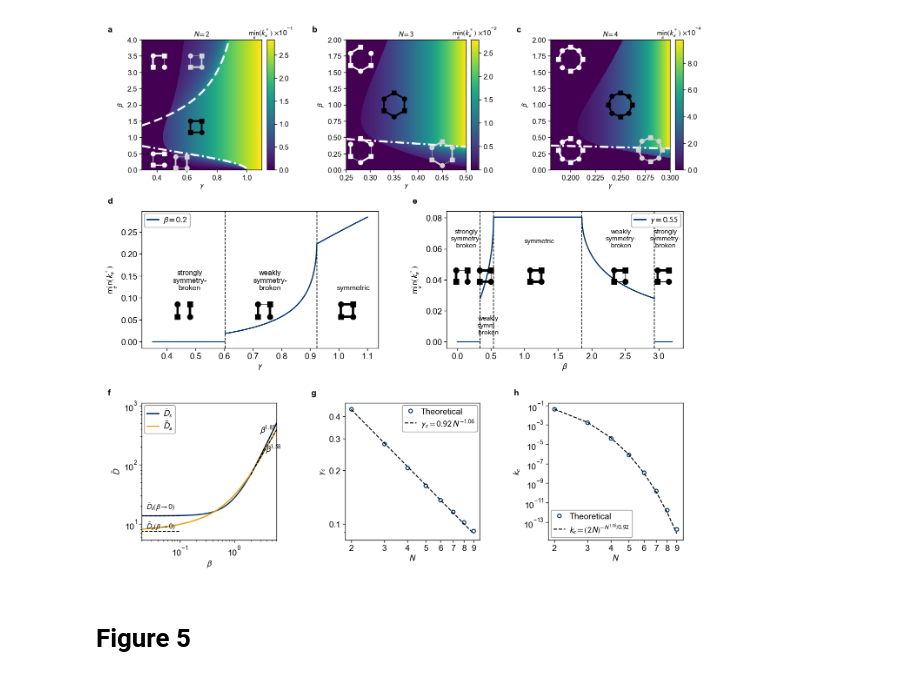
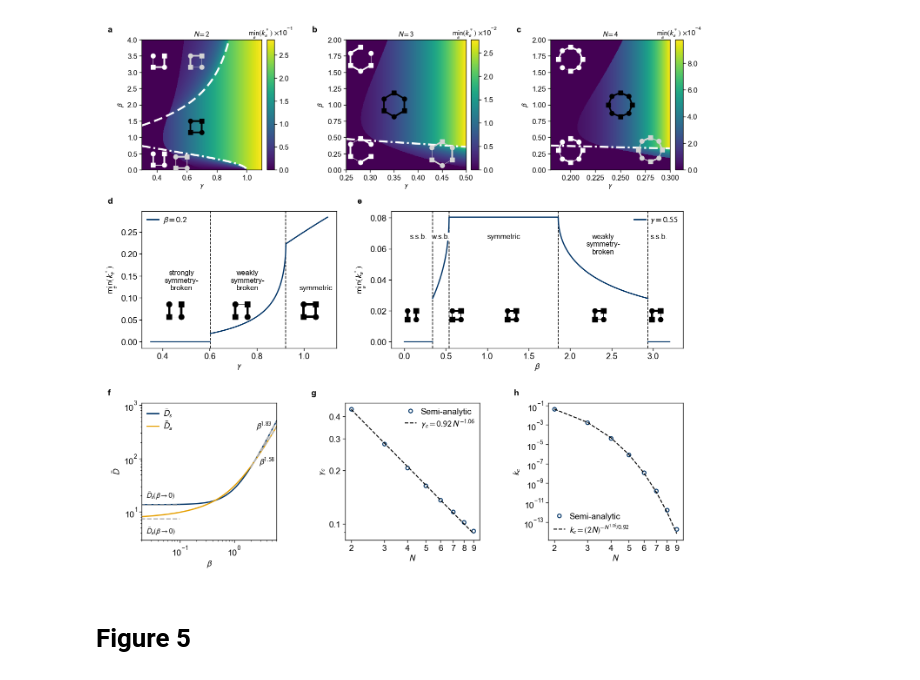
Before and after one commit to ibfzj/optimal-networks, a Jupyter notebook: rings.ipynb, the cells around one changed output. Saved outputs shown, nothing was run; the diff lists cells and outputs as text; code cells hidden in the pictures.

```diff
--- a/rings.ipynb
+++ b/rings.ipynb
@@ -362,8 +240,10 @@ cb_w, cb_pad, row1_gap = 2.2, 1.5, 21.0
 row1_w = (avail - 3 * (cb_pad + cb_w) - 2 * row1_gap) / 3
 block_w = row1_w + cb_pad + cb_w
 
-row2_gap = 20.0
-row2_w = (avail - row2_gap) / 2
+row2_gap = 16.0
+row2_w_d = (avail - row2_gap) * 0.40
+row2_w_e = (avail - row2_gap) * 0.60
+
 
 row3_gap = 20.0
 row3_w = (avail - 2 * row3_gap) / 3
@@ -422,7 +302,10 @@ for i, (N, gamma_values, beta_values, insets) in enumerate(panel_specs):
 
 # Subplot (d): optimal state versus gamma at fixed beta
 
-ax_d = fig.add_axes(rect(left, row2_bottom, row2_w, row2_height))
+
+ax_d = fig.add_axes(rect(left, row2_bottom, row2_w_d, row2_height))
+
+
 
 fixed_betas = [0.2]
 gamma_values_d = np.linspace(0.35, 1.1, 1000)
@@ -455,7 +338,7 @@ for gamma_i, x_i, txt in [(0.40, 0.48, "strongly\nsymmetry-\nbroken"),
 
 # Subplot (e): reentrant behaviour versus beta at fixed gamma
 
-ax_e = fig.add_axes(rect(left + row2_w + row2_gap, row2_bottom, row2_w, row2_height))
+ax_e = fig.add_axes(rect(left + row2_w_d + row2_gap, row2_bottom, row2_w_e, row2_height))
 
 fixed_gammas = [0.55]
 beta_values_e = np.linspace(0.0, 3.2, 5000)
@@ -474,17 +357,19 @@ plot_curves_fixed_gammas(beta_values_e, fixed_gammas, minK_e, branch_labels_e,
                          jump_positions=jumps_e, break_positions=breaks_e)
 
 
-for beta_i, x_i in [(0.10, 0.15), (0.35, 0.50), (1.00, 1.25), (2.80, 2.50), (3.00, 3.15)]:
+for beta_i, x_i in [(0.10, 0.14), (0.45, 0.68), (1.00, 1.35), (2.40, 2.40), (3.05, 3.09)]:
     G_i, _, _ = build_optimized_ring_graph(2, beta=beta_i, gamma=0.55, mu=mu)
-    add_network_inset_xy(ax_e, G_i, x=x_i, y=0.046, size=0.22, color="black",
-                         node_size=20, lw_scale=0.22)
+    add_network_inset_xy(ax_e, G_i, x=x_i, y=0.020, size=0.17, color="black",
+                         node_size=16, lw_scale=0.20)
 
-for x_i, y_i, txt in [(0.13, 0.060, "strongly\nsymmetry-\nbroken"),
-                      (0.46, 0.004, "weakly\nsymm.-\nbroken"),
-                      (1.22, 0.063, "symmetric"),
-                      (2.44, 0.060, "weakly\nsymmetry-\nbroken"),
-                      (3.10, 0.060, "strongly\nsymmetry-\nbroken")]:
-    ax_e.text(x_i, y_i, txt, ha="center", va="bottom", fontsize=5.5)
+
+for x_i, y_i, txt in [(0.17, 0.070, "s.s.b."),
+                      (0.44, 0.070, "w.s.b."),
+                      (1.20, 0.070, "symmetric"),
+                      (2.40, 0.070, "weakly\nsymmetry-\nbroken"),
+                      (3.07, 0.070, "s.s.b.")]:
+    bb = dict(facecolor="white", edgecolor="none", pad=0.8) if txt == "w.s.b." else None
+    ax_e.text(x_i, y_i, txt, ha="center", va="top", fontsize=6.0, bbox=bb)
 
 
 # Subplot (f): scaling of the dissipation with the fluctuation strength
@@ -512,26 +397,29 @@ Ds_limit, Da_limit = D_s[small].mean(), D_a[small].mean()
 
 ax_f.plot(beta_values_f, D_s, lw=1.0, color="#003366", label=r"$\bar D_s$")
 ax_f.plot(beta_values_f, D_a, lw=1.0, color="#E69F00", label=r"$\bar D_a$")
-ax_f.plot(beta_fit, np.exp(intercept_s) * beta_fit ** slope_s, "--", color="k", lw=0.7)
-ax_f.plot(beta_fit, np.exp(intercept_a) * beta_fit ** slope_a, "--", color="k", lw=0.7)
+
+ax_f.plot(beta_fit, np.exp(intercept_s) * beta_fit ** slope_s, "--", color="0.70", lw=1.0)
+ax_f.plot(beta_fit, np.exp(intercept_a) * beta_fit ** slope_a, "--", color="0.70", lw=1.0)
+
 
 beta_small = beta_values_f[beta_values_f < 0.1]
-ax_f.plot(beta_small, np.full_like(beta_small, Ds_limit), "--", color="k", lw=0.7)
-ax_f.plot(beta_small, np.full_like(beta_small, Da_limit), "--", color="k", lw=0.7)
+ax_f.plot(beta_small, np.full_like(beta_small, Ds_limit), "--", color="0.70", lw=1.0)
+ax_f.plot(beta_small, np.full_like(beta_small, Da_limit), "--", color="0.70", lw=1.0)
 
-ax_f.text(4.1, np.exp(intercept_s) * 4.1 ** slope_s * 1.28, rf"$\beta^{{{slope_s:.2f}}}$",
+ax_f.text(3.5, np.exp(intercept_s) * 3.5 ** slope_s * 1.75, rf"$\beta^{{{slope_s:.2f}}}$",
           fontsize=7.0, ha="center", va="bottom")
-ax_f.text(5.3, np.exp(intercept_a) * 5.3 ** slope_a * 0.72, rf"$\beta^{{{slope_a:.2f}}}$",
+ax_f.text(4.0, np.exp(intercept_a) * 4.0 ** slope_a * 0.55, rf"$\beta^{{{slope_a:.2f}}}$",
           fontsize=7.0, ha="center", va="top")
 
 
-ax_f.text(0.024, Ds_limit * 1.30, r"$\bar D_s(\beta\to0)$", fontsize=6.0)
-ax_f.text(0.024, Da_limit * 1.12, r"$\bar D_a(\beta\to0)$", fontsize=6.0)
+ax_f.text(0.024, Ds_limit * 1.35, r"$\bar D_s(\beta\to0)$", fontsize=6.0)
+ax_f.text(0.024, Da_limit * 0.72, r"$\bar D_a(\beta\to0)$", fontsize=6.0, va="top")
+
 
 ax_f.set_xscale("log")
 ax_f.set_yscale("log")
 ax_f.set_xlim(0.02, beta_values_f.max())
-ax_f.set_ylim(Da_limit * 0.72, D_s.max() * 2.2)
+ax_f.set_ylim(Da_limit * 0.40, D_s.max() * 2.2)
 ax_f.set_xlabel(r"$\beta$")
 ax_f.set_ylabel(r"$\bar D$")
 ax_f.legend(loc="upper left")
@@ -557,7 +445,7 @@ popt, pcov = curve_fit(power_law, N_values, gamma_c)
 c_fit, alpha_fit = popt
 
 ax_g.loglog(N_values, gamma_c, "o", mfc="none", mec="#003366", mew=0.8, ms=3.0,
-            label="Theoretical")
+            label="Semi-analytic")
 ax_g.loglog(N_values, power_law(N_values, *popt), "--", color="k", lw=0.8,
             label=rf"$\gamma_c = {c_fit:.2f}\,N^{{-{alpha_fit:.2f}}}$")
 ax_g.set_xlabel(r"$N$")
@@ -572,37 +460,37 @@ ax_g.legend(loc="upper right")
 
 ax_h = fig.add_axes(rect(left + 2 * (row3_w + row3_gap), row3_bottom, row3_w, row3_height))
 
 k_cusp = np.array([(2 * N_values[i]) ** (-1.0 / gamma_c[i]) for i in range(len(N_values))])
 
 ax_h.loglog(N_values, k_cusp, "o", mfc="none", mec="#003366", mew=0.8, ms=3.0,
-            label="Theoretical")
+            label="Semi-analytic")
 ax_h.loglog(N_values, k_crit_function(N_values, *popt), "--", color="k", lw=0.8,
             label=rf"$k_c = (2N)^{{-N^{{{alpha_fit:.2f}}}/{c_fit:.2f}}}$")
 ax_h.set_xlabel(r"$N$")
 ax_h.set_ylabel(r"$k_c$")
 ax_h.set_xticks(N_values)
 ax_h.set_xticklabels([str(n) for n in N_values])
 ax_h.legend(loc="lower left")
 
 # Panel labels
-
 panels = [("a", left, row1_bottom + row1_height),
           ("b", left + block_w + row1_gap, row1_bottom + row1_height),
           ("c", left + 2 * (block_w + row1_gap), row1_bottom + row1_height),
           ("d", left, row2_bottom + row2_height),
-          ("e", left + row2_w + row2_gap, row2_bottom + row2_height),
+          ("e", left + row2_w_d + row2_gap, row2_bottom + row2_height),
           ("f", left, row3_bottom + row3_height),
           ("g", left + row3_w + row3_gap, row3_bottom + row3_height),
           ("h", left + 2 * (row3_w + row3_gap), row3_bottom + row3_height)]
+
 
 for letter, x, y in panels:
     figstyle.panel_label(fig, letter, (x - 10.0) / width, (y + 4.0) / height)
 
 # bbox_inches="tight" is deliberately not used
 fig.savefig("Figure3.pdf", format="pdf")
 plt.show()
 # %% [output]
-[figure, old version]
+[figure, new version]
 # %% [markdown]
 # Figure 5
 # %% [markdown]
```
Also changed, not shown: parts of 7 cells of this notebook, 2 other files.
